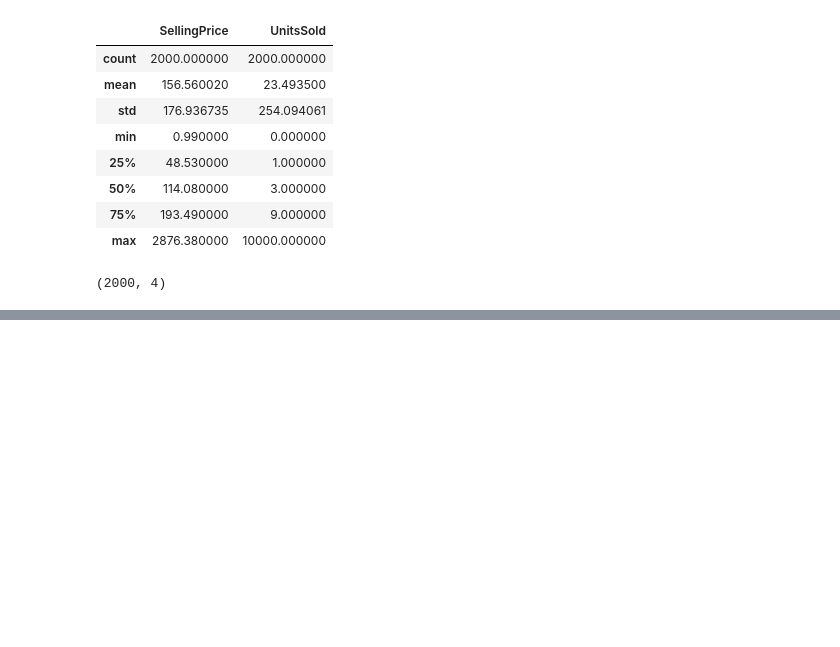
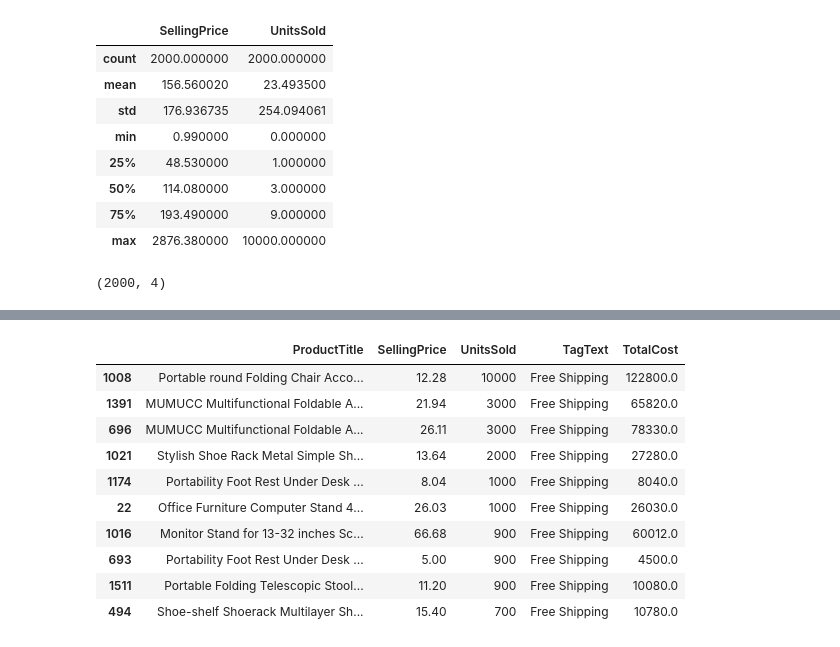
Before and after one commit to SayantiSaha014/E-commerce-Furniture-Dataset-2024, a Jupyter notebook: E-commerce_Furniture.ipynb, the cells around one changed output, grey strips where cells are left out. Cells and saved outputs as stored; diff of their text form; code cells hidden in the pictures; blank space fills up the shorter version.

```diff
--- a/E-commerce_Furniture.ipynb
+++ b/E-commerce_Furniture.ipynb
@@ -105,0 +112,16 @@ df[df['SellingPrice'] == df['SellingPrice'].min()]
+# %%
+# Top 10 products
+top_10_products = df.sort_values(by = 'UnitsSold', ascending = False).head(10)
+top_10_products
+# %% [output]
+|  | ProductTitle | SellingPrice | UnitsSold | TagText | TotalCost |
+| 1008 | Portable round Folding Chair Acco... | 12.28 | 10000 | Free Shipping | 122800.0 |
+| 1391 | MUMUCC Multifunctional Foldable A... | 21.94 | 3000 | Free Shipping | 65820.0 |
+| 696 | MUMUCC Multifunctional Foldable A... | 26.11 | 3000 | Free Shipping | 78330.0 |
+| 1021 | Stylish Shoe Rack Metal Simple Sh... | 13.64 | 2000 | Free Shipping | 27280.0 |
+| 1174 | Portability Foot Rest Under Desk ... | 8.04 | 1000 | Free Shipping | 8040.0 |
+| 22 | Office Furniture Computer Stand 4... | 26.03 | 1000 | Free Shipping | 26030.0 |
+| 1016 | Monitor Stand for 13-32 inches Sc... | 66.68 | 900 | Free Shipping | 60012.0 |
+| 693 | Portability Foot Rest Under Desk ... | 5.00 | 900 | Free Shipping | 4500.0 |
+| 1511 | Portable Folding Telescopic Stool... | 11.20 | 900 | Free Shipping | 10080.0 |
+| 494 | Shoe-shelf Shoerack Multilayer Sh... | 15.40 | 700 | Free Shipping | 10780.0 |
```
Also changed, not shown: parts of 9 cells of this notebook.
